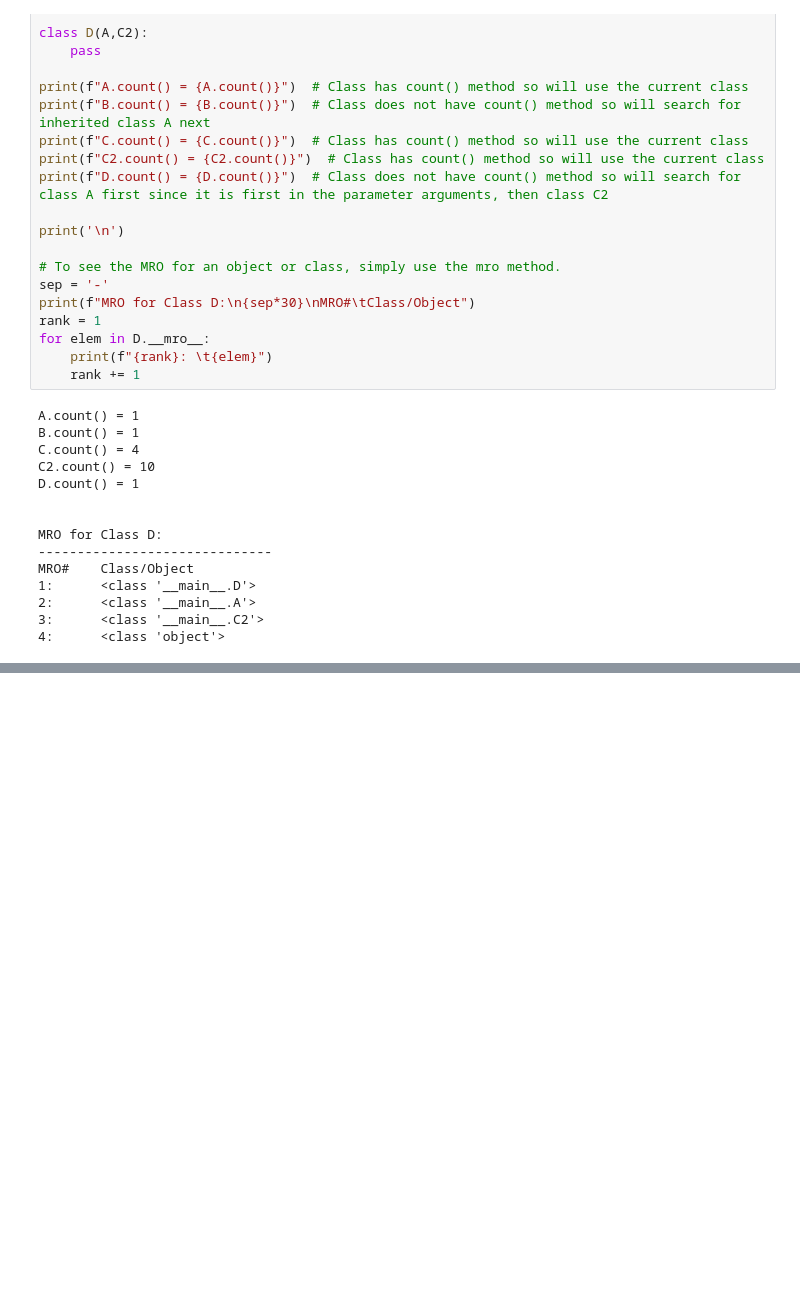
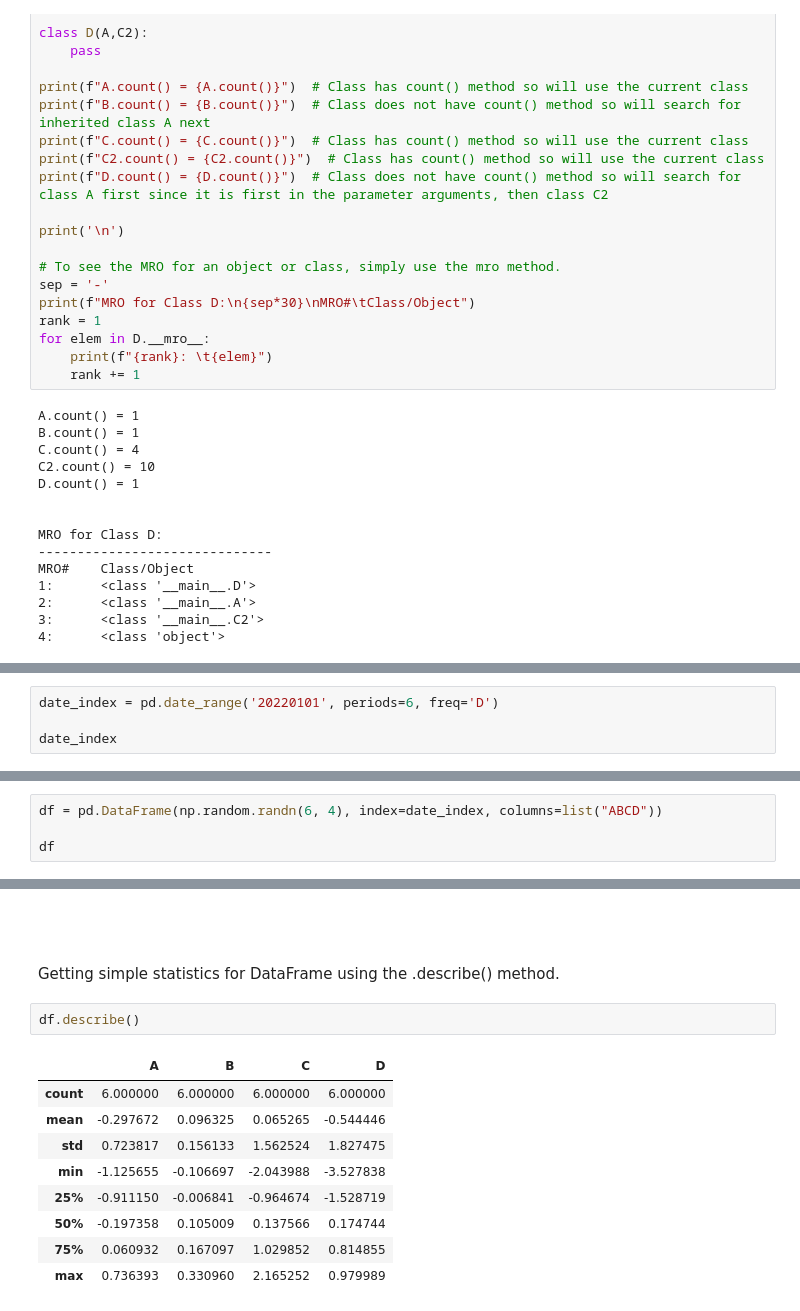
Before and after one commit to Hakuna-Patata/BU_MSDS_PTW, a Jupyter notebook: Python/JupyterBU/Python Notes2.ipynb, the cells around one changed output, grey strips where cells are left out. Drawn from its saved outputs; the diff is of its cells as text; blank space fills up the shorter version.

```diff
--- a/Python/JupyterBU/Python Notes2.ipynb
+++ b/Python/JupyterBU/Python Notes2.ipynb
@@ -2691,0 +2745,4 @@ MRO#    Class/Object
+# %%
+date_index = pd.date_range('20220101', periods=6, freq='D')
+
+date_index
@@ -2691,0 +2753,4 @@ MRO#    Class/Object
+# %%
+df = pd.DataFrame(np.random.randn(6, 4), index=date_index, columns=list("ABCD"))
+
+df
@@ -2691,0 +2790,16 @@ MRO#    Class/Object
+# %% [markdown]
+<br><br>
+
+Getting simple statistics for DataFrame using the .describe() method.
+# %%
+df.describe()
+# %% [output]
+|  | A | B | C | D |
+| count | 6.000000 | 6.000000 | 6.000000 | 6.000000 |
+| mean | -0.297672 | 0.096325 | 0.065265 | -0.544446 |
+| std | 0.723817 | 0.156133 | 1.562524 | 1.827475 |
+| min | -1.125655 | -0.106697 | -2.043988 | -3.527838 |
+| 25% | -0.911150 | -0.006841 | -0.964674 | -1.528719 |
+| 50% | -0.197358 | 0.105009 | 0.137566 | 0.174744 |
+| 75% | 0.060932 | 0.167097 | 1.029852 | 0.814855 |
+| max | 0.736393 | 0.330960 | 2.165252 | 0.979989 |
```
Also changed, not shown: parts of 39 cells of this notebook, 7 other files.
